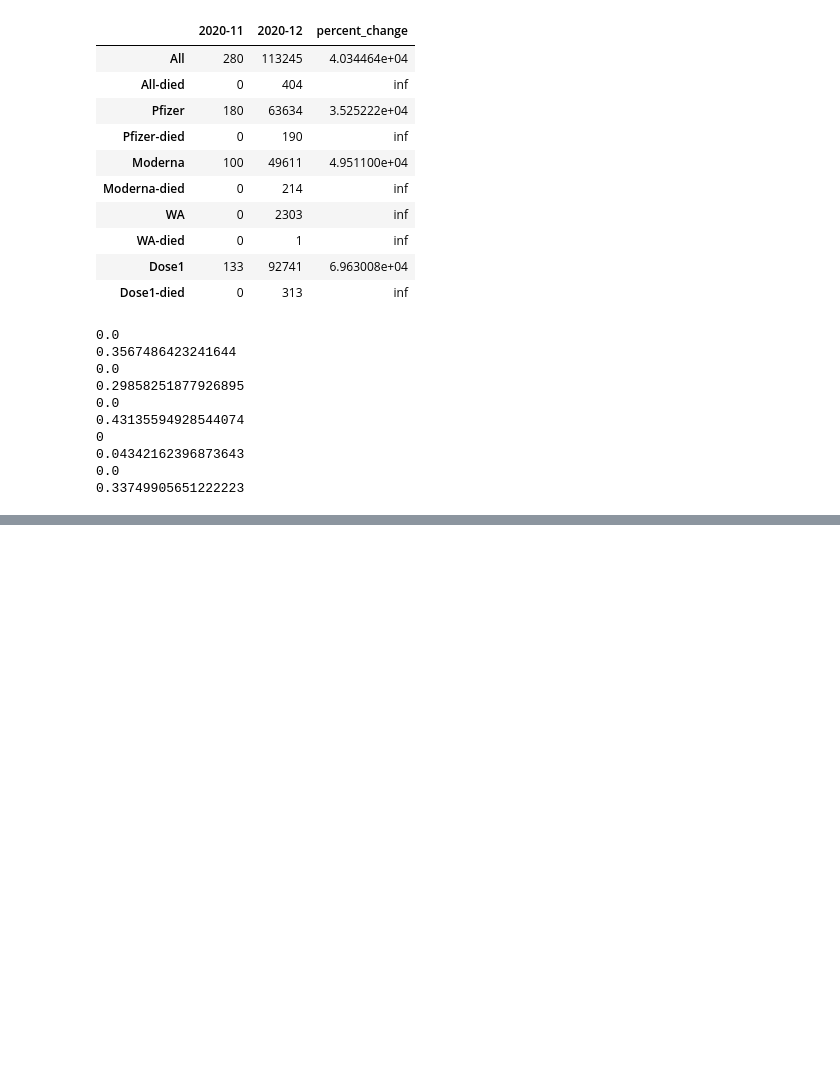
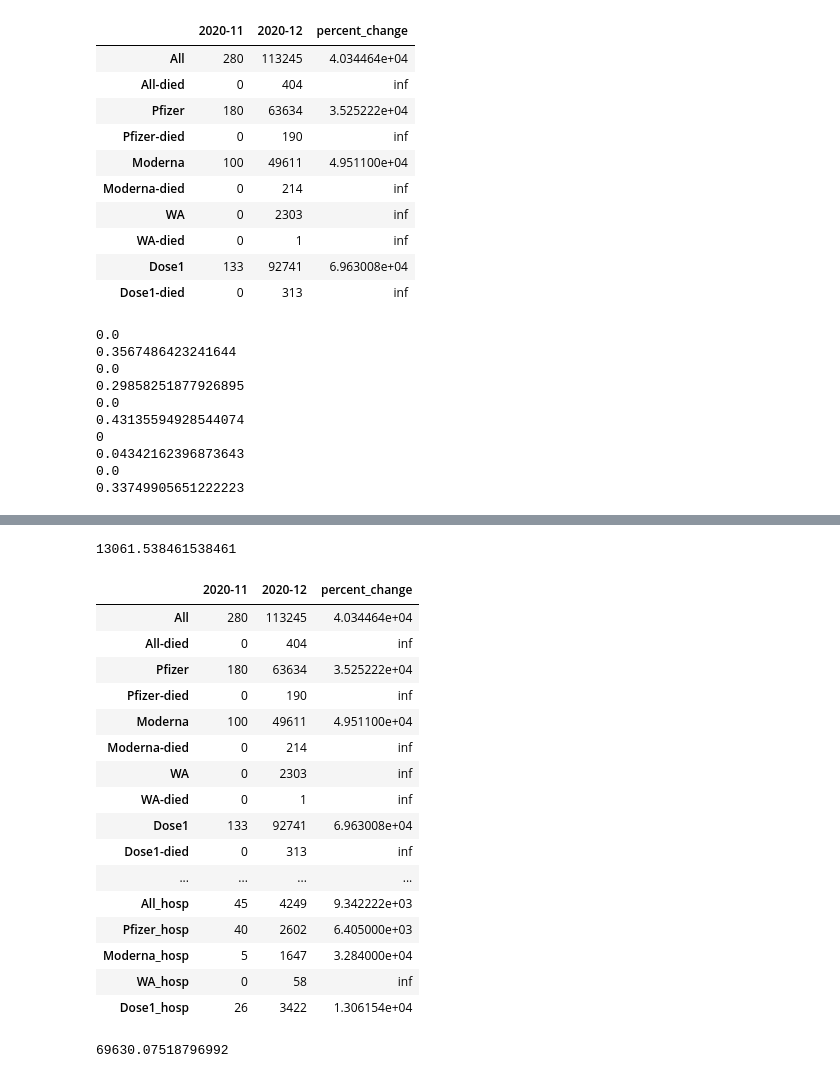
Before and after one commit to uw-msim-imt561-2026/covid-19-vaccine-adverse-reactions, a Jupyter notebook: notebooks/visualizations.ipynb, the cells around one changed output, grey strips where cells are left out. Drawn from its saved outputs; the diff is of its cells as text; code cells hidden in the pictures; blank space fills up the shorter version.

```diff
--- a/notebooks/visualizations.ipynb
+++ b/notebooks/visualizations.ipynb
@@ -2388,0 +2492,14 @@ print(dose1_died_2020_12)
+# %%
+KPIs_hosp = {"2020-11": pd.Series(cols_202011_hosp, index=['All_hosp',
+                                                           'Pfizer_hosp',
+                                                           'Moderna_hosp',
+                                                           'WA_hosp',
+                                                           'Dose1_hosp']),
+        "2020-12": pd.Series(cols_202012_hosp, index=['All_hosp',
+                                                           'Pfizer_hosp',
+                                                           'Moderna_hosp',
+                                                           'WA_hosp',
+                                                           'Dose1_hosp'])}
+
+KPIs_hosp_df = pd.DataFrame(data=KPIs_hosp)
+KPIs_hosp_df
@@ -2388,0 +2513,5 @@ print(dose1_died_2020_12)
+# %%
+KPIs_hosp_df['2020-11'] = KPIs_hosp_df['2020-11'].astype('int')
+KPIs_hosp_df['2020-12'] = KPIs_hosp_df['2020-12'].astype('int')
+# %%
+KPIs_hosp_df['percent_change'] = percent_change(KPIs_hosp_df['2020-11'], KPIs_hosp_df['2020-12'])
@@ -2388,0 +2527,31 @@ print(dose1_died_2020_12)
+# %%
+percent_change(26, 3422)
+# %% [output]
+13061.538461538461
+# %%
+frames = [KPIs_df, KPIs_hosp_df]
+KPIs_df1 = pd.concat(frames)
+# %%
+KPIs_df1
+# %% [output]
+|  | 2020-11 | 2020-12 | percent_change |
+| All | 280 | 113245 | 4.034464e+04 |
+| All-died | 0 | 404 | inf |
+| Pfizer | 180 | 63634 | 3.525222e+04 |
+| Pfizer-died | 0 | 190 | inf |
+| Moderna | 100 | 49611 | 4.951100e+04 |
+| Moderna-died | 0 | 214 | inf |
+| WA | 0 | 2303 | inf |
+| WA-died | 0 | 1 | inf |
+| Dose1 | 133 | 92741 | 6.963008e+04 |
+| Dose1-died | 0 | 313 | inf |
+| ... | ... | ... | ... |
+| All_hosp | 45 | 4249 | 9.342222e+03 |
+| Pfizer_hosp | 40 | 2602 | 6.405000e+03 |
+| Moderna_hosp | 5 | 1647 | 3.284000e+04 |
+| WA_hosp | 0 | 58 | inf |
+| Dose1_hosp | 26 | 3422 | 1.306154e+04 |
+# %%
+percent_change(133, 92741)
+# %% [output]
+69630.07518796992
```
Also changed, not shown: parts of 11 cells of this notebook.
